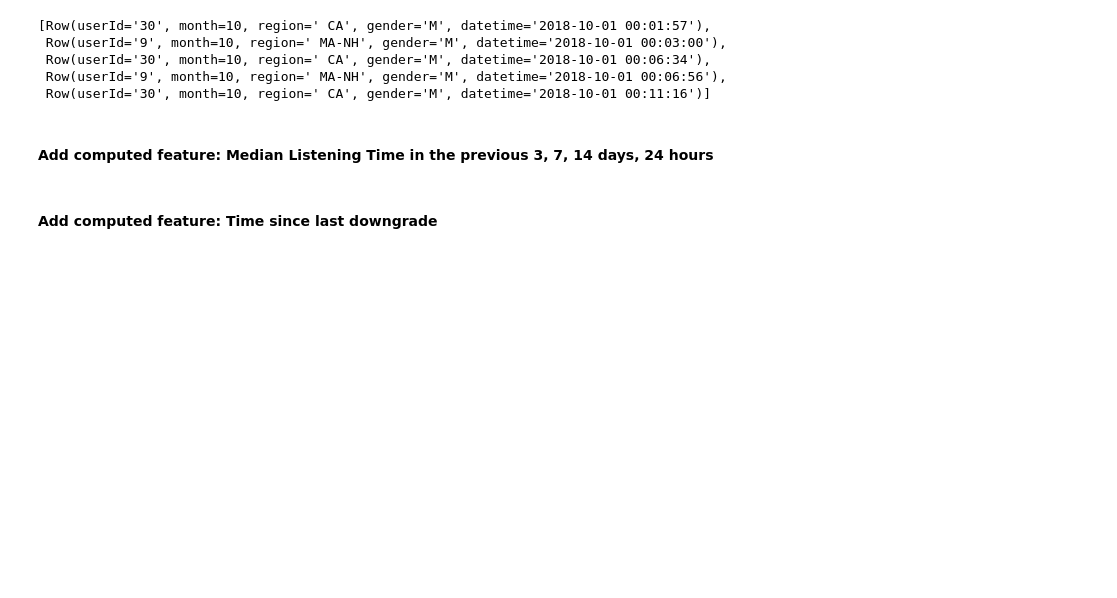
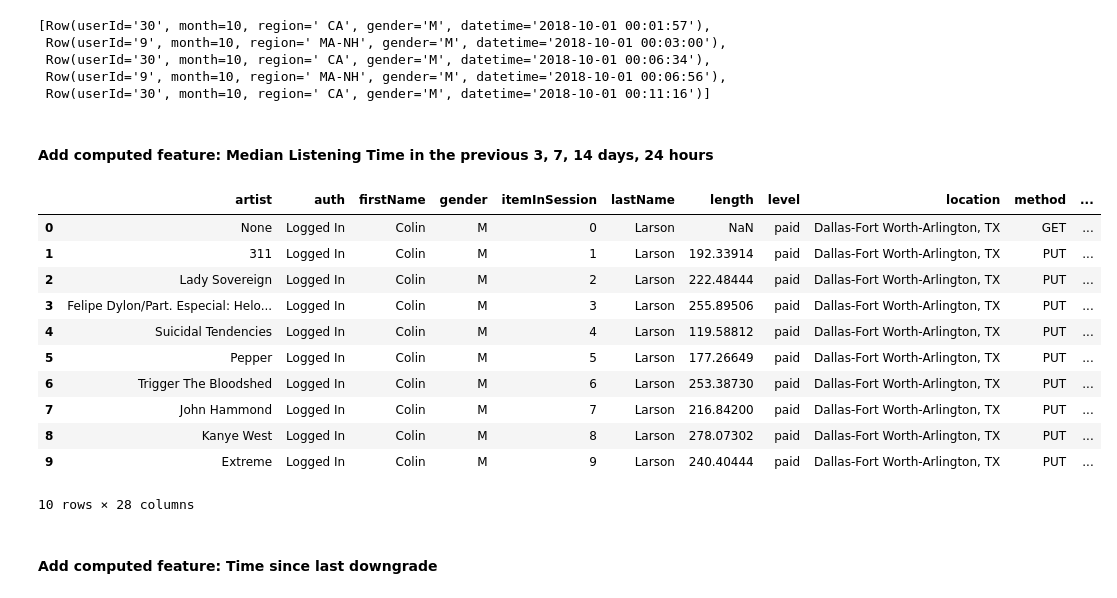
Before and after one commit to tarcisobraz/sparkify-churn-prediction, a Jupyter notebook: Sparkify.ipynb, the cells around one changed output. Cells and saved outputs as stored; diff of their text form; code cells hidden in the pictures; blank space fills up the shorter version.

Commit message:
feat: Starts adding computed features using window functions.

```diff
--- a/Sparkify.ipynb
+++ b/Sparkify.ipynb
@@ -605,6 +605,24 @@ X_df.take(5)
  Row(userId='30', month=10, region=' CA', gender='M', datetime='2018-10-01 00:11:16')]
 # %% [markdown]
 #### Add computed feature: Median Listening Time in the previous 3, 7, 14 days, 24 hours
+# %%
+w_3days = Window.partitionBy(['userId','date']).orderBy('ts').rangeBetween(-(3*24*60*60*1000),0)
+df = df.withColumn('mean_list_time_in_3_days',sf.mean('length').over(w_3days))
+# %%
+df.toPandas().head(10)
+# %% [output]
+|  | artist | auth | firstName | gender | itemInSession | lastName | length | level | location | method | ... |
+| 0 | None | Logged In | Colin | M | 0 | Larson | NaN | paid | Dallas-Fort Worth-Arlington, TX | GET | ... |
+| 1 | 311 | Logged In | Colin | M | 1 | Larson | 192.33914 | paid | Dallas-Fort Worth-Arlington, TX | PUT | ... |
+| 2 | Lady Sovereign | Logged In | Colin | M | 2 | Larson | 222.48444 | paid | Dallas-Fort Worth-Arlington, TX | PUT | ... |
+| 3 | Felipe Dylon/Part. Especial: Helo... | Logged In | Colin | M | 3 | Larson | 255.89506 | paid | Dallas-Fort Worth-Arlington, TX | PUT | ... |
+| 4 | Suicidal Tendencies | Logged In | Colin | M | 4 | Larson | 119.58812 | paid | Dallas-Fort Worth-Arlington, TX | PUT | ... |
+| 5 | Pepper | Logged In | Colin | M | 5 | Larson | 177.26649 | paid | Dallas-Fort Worth-Arlington, TX | PUT | ... |
+| 6 | Trigger The Bloodshed | Logged In | Colin | M | 6 | Larson | 253.38730 | paid | Dallas-Fort Worth-Arlington, TX | PUT | ... |
+| 7 | John Hammond | Logged In | Colin | M | 7 | Larson | 216.84200 | paid | Dallas-Fort Worth-Arlington, TX | PUT | ... |
+| 8 | Kanye West | Logged In | Colin | M | 8 | Larson | 278.07302 | paid | Dallas-Fort Worth-Arlington, TX | PUT | ... |
+| 9 | Extreme | Logged In | Colin | M | 9 | Larson | 240.40444 | paid | Dallas-Fort Worth-Arlington, TX | PUT | ... |
+10 rows × 28 columns
 # %% [markdown]
 #### Add computed feature: Time since last downgrade
 # %% [markdown]
```
